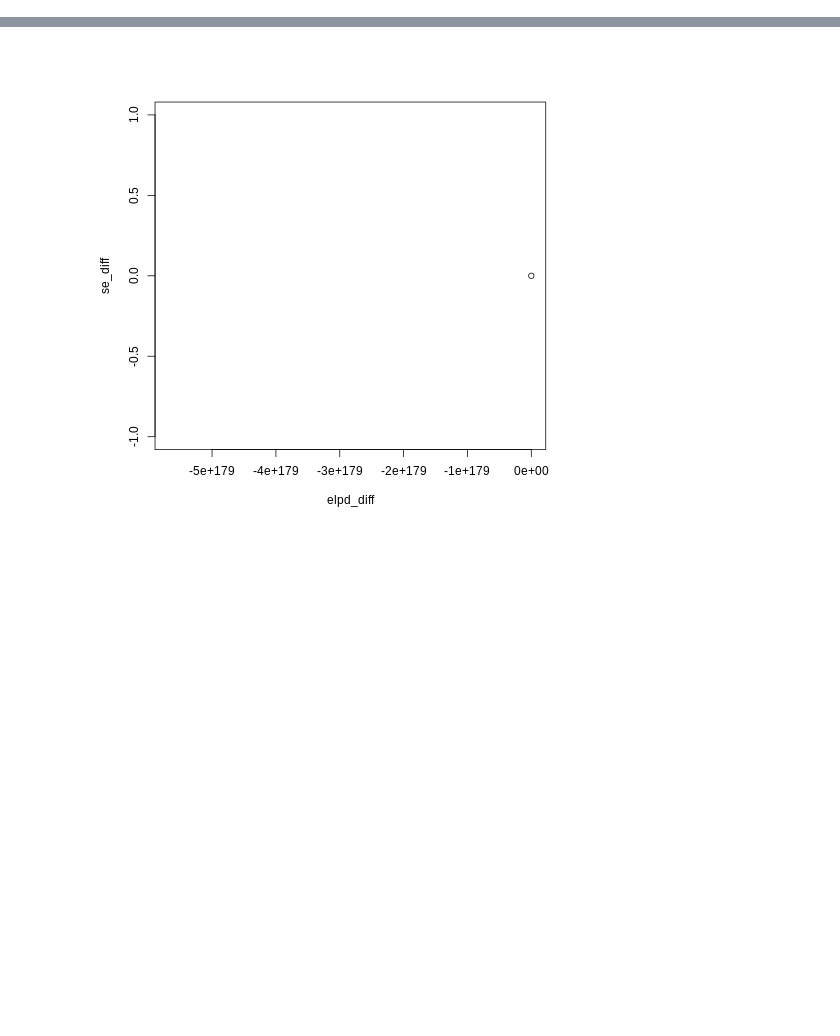
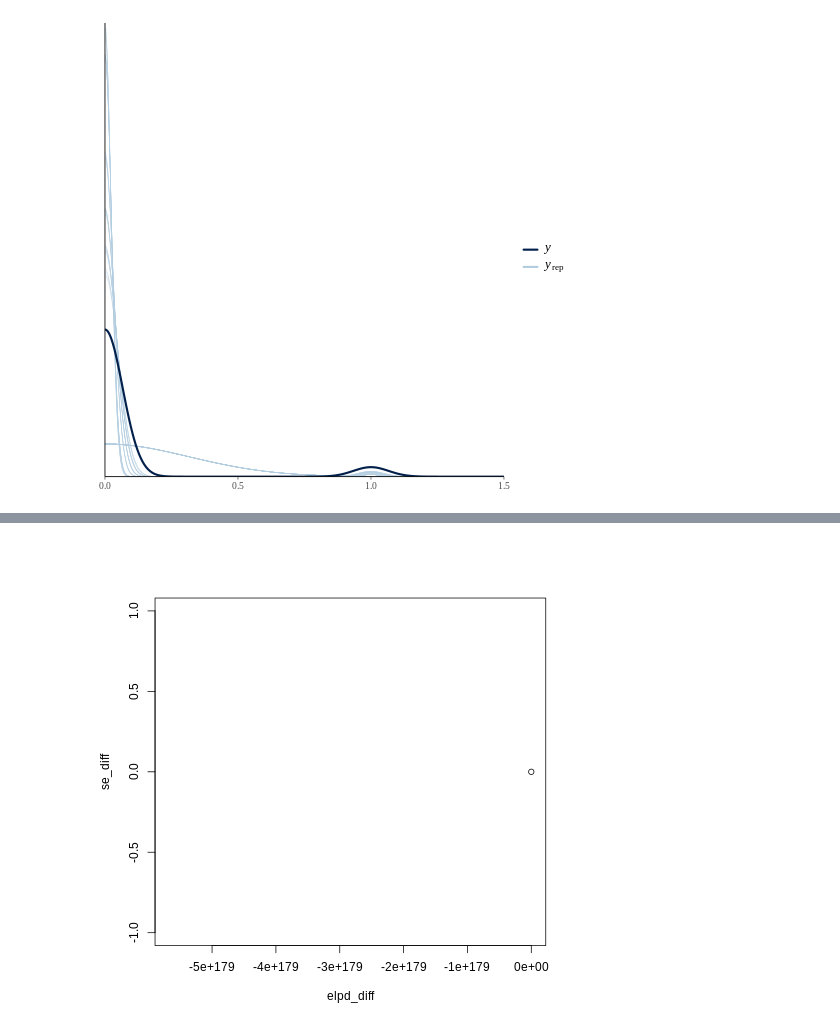
Before and after one commit to uervitonsantos/Atividade_Analise_Bayeseana_Com_RSTAN, a Jupyter notebook: trabalho_de_estatistivca_bayesiana.ipynb, the cells around one changed output, grey strips where cells are left out. Drawn from its saved outputs; the diff is of its cells as text; code cells hidden in the pictures; blank space fills up the shorter version.

```diff
--- a/trabalho_de_estatistivca_bayesiana.ipynb
+++ b/trabalho_de_estatistivca_bayesiana.ipynb
@@ -241,0 +156,7 @@ loo_negbinomial <- loo::loo(stan_glm2)
+# %%
+%%R
+# Grafico da Posterior Preditive Check do modelo de Poisson
+# É possivel verificar no grafico abaixo que a função de verossimilhança não se ajusta bem a variavel dependente do modelo
+pp_check(stan_poisson, ndraws = 50) + xlim(0, 1.5)
+# %% [output]
+[figure, added]
```
Also changed, not shown: parts of 41 cells of this notebook.
